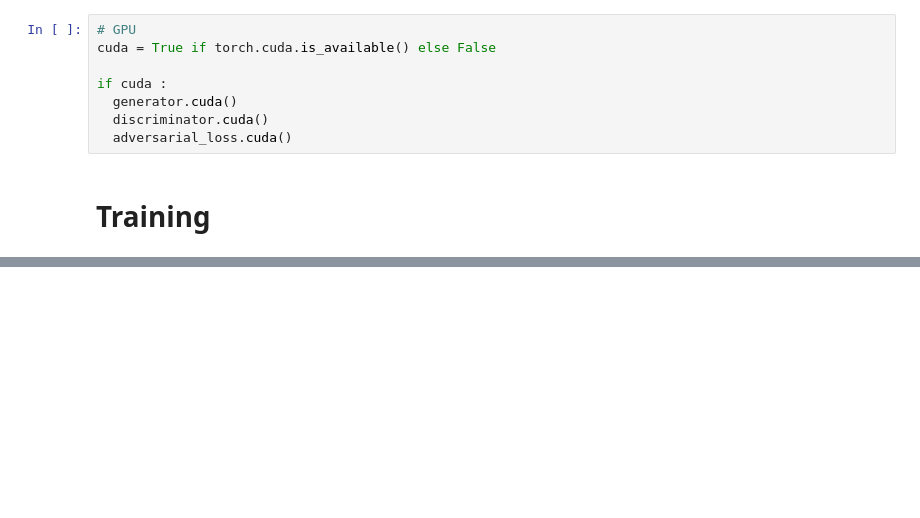
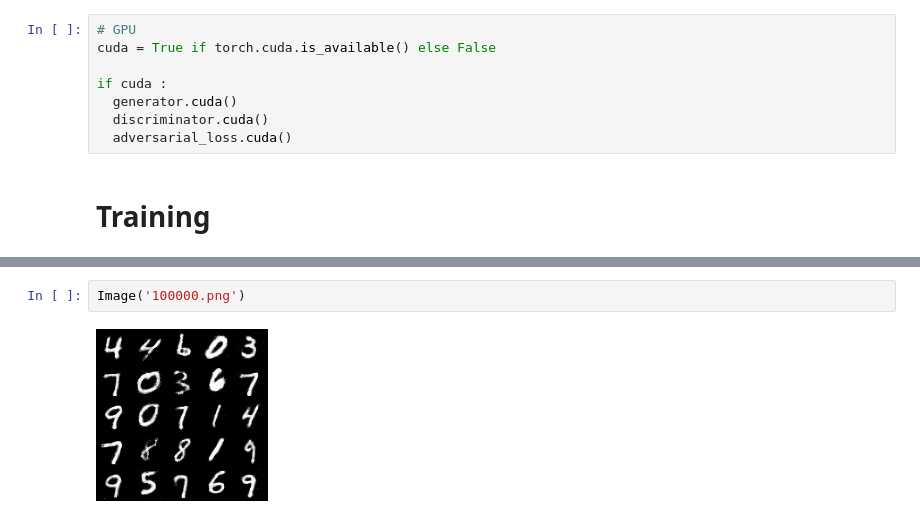
Before and after one commit to happy-jihye/Awesome-GAN-Papers, a Jupyter notebook: 2_CGAN.ipynb, the cells around one changed output, grey strips where cells are left out. Drawn from its saved outputs; the diff is of its cells as text; blank space fills up the shorter version.

```diff
--- a/2_CGAN.ipynb
+++ b/2_CGAN.ipynb
@@ -303,0 +284,4 @@ for epoch in range(n_epochs):
+# %%
+Image('100000.png')
+# %% [output]
+[figure, added]
```
Also changed, not shown: parts of 11 cells of this notebook.
